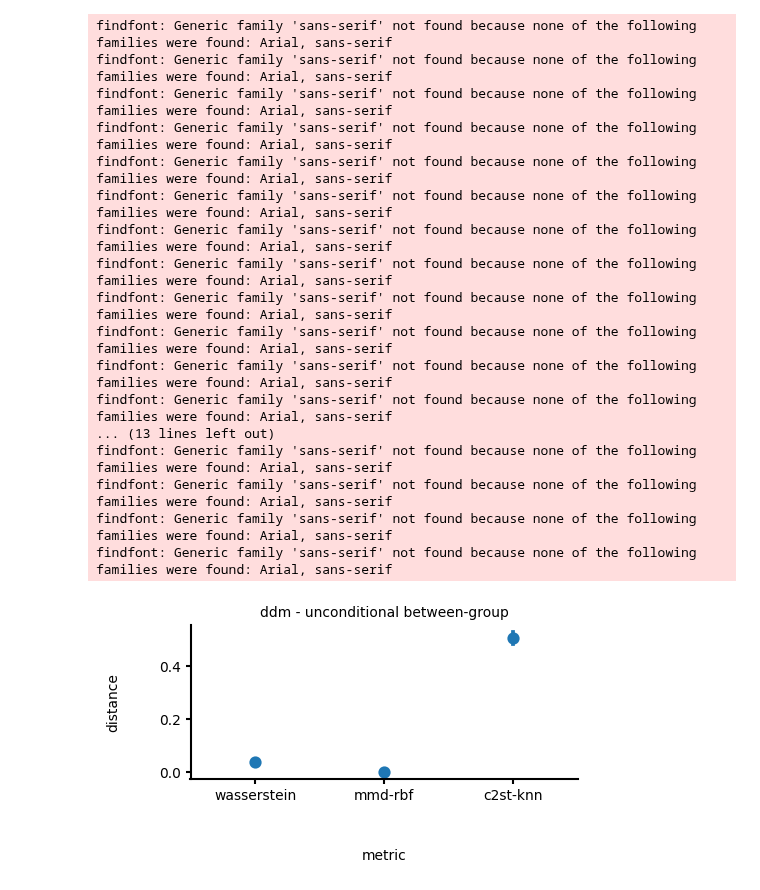
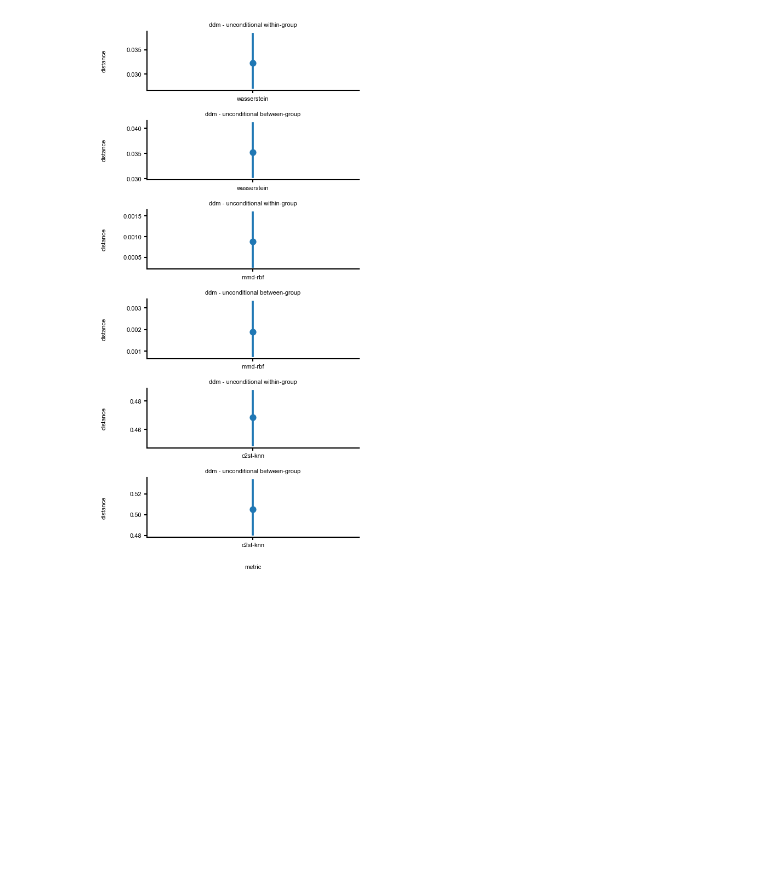
Before and after one commit to mackelab/labproject, a Jupyter notebook: docs/notebooks/application1.ipynb, the cells around one changed output. Saved outputs shown, nothing was run; the diff lists cells and outputs as text; code cells hidden in the pictures; blank space fills up the shorter version.

Commit message:
change experiment class structure in application

```diff
--- a/docs/notebooks/application1.ipynb
+++ b/docs/notebooks/application1.ipynb
@@ -19,6 +18,6 @@ from labproject.experiments import Experiment
 # %%
-dataset1 = torch.load('../../data/ddm/real_data.pt').unsqueeze(-1)
-dataset2 = torch.load('../../data/ddm/generated_data.pt').unsqueeze(-1)
+dataset1 = torch.load('../../data/ddm/real_data.pt')
+dataset2 = torch.load('../../data/ddm/generated_data.pt')
 # %%
 class Metric:
     def __init__(self, name: str, func: callable, **kwargs):
@@ -30,25 +29,24 @@ class Metric:
         return self.func(x, y, **self.kwargs)
 
 
-class DistComp(Experiment):
-    def __init__(self, dataset1: Tensor, dataset2: Tensor, metrics: list[Metric],
+class DistComp:
+    def __init__(self, dataset1: Tensor, dataset2: Tensor, metric: Metric,
                  n_perms: int = 100, perm_size=1000, descr=""):
         self.dataset1 = dataset1
         self.dataset2 = dataset2
-        self.metrics = metrics
+        self.metric = metric
         self.n_perms = n_perms
         self.perm_size = perm_size
         self.descr = descr
 
-        columns = [metric.name for metric in metrics]
+        columns = [metric.name]
         self.results_df = pd.DataFrame(np.nan, index=range(self.n_perms), columns=columns)
 
     def run_experiment(self):
         for i in range(self.n_perms):
             dataset2_perm = self.dataset2[torch.randperm(len(self.dataset2))[:self.perm_size]]
             dataset1_perm = self.dataset1[torch.randperm(len(self.dataset1))[:self.perm_size]]
-            for metric in self.metrics:
-                self.results_df.loc[i, metric.name] = tensor(metric(dataset1_perm, dataset2_perm)).numpy()
+            self.results_df.loc[i, self.metric.name] = tensor(self.metric(dataset1_perm, dataset2_perm)).numpy()
 
     def reformat_df(self, data):
         """
@@ -73,66 +71,50 @@ metrics = [
            ),
 ]
 
-experiments = [
-    # DistComp( ## NOTE! datasets provided here are either conditioned/unconditioned -- doesn't happen in the pipeline
-    #     dataset1, dataset1, metrics, n_perms=1, perm_size=100,
-    #     descr='unconditional within-group real data'
-    # ),
-    # DistComp(
-    #     dataset2, dataset2, metrics, n_perms=1, perm_size=100,
-    #     descr='unconditional within-group generated data'
-    # ),
-    DistComp(
-        dataset1, dataset2, metrics, n_perms=10, perm_size=100,
-        descr='ddm - unconditional between-group'
-    ),
+datasets = [
+    (dataset1, dataset1),
+    (dataset1, dataset2),
 ]
+
+descr_list = ['ddm - unconditional within-group', 'ddm - unconditional between-group']
+
+experiments = []
+
+for metric in metrics:
+    for dataset, descr in zip(datasets, descr_list):
+        experiments.append(
+            DistComp(dataset[0], dataset[1], metric, n_perms=10, perm_size=100, descr=descr)
+        )
+
 
 for experiment in experiments:
     experiment.run_experiment()
 # %%
 nm_plots = len(experiments)
 
 fig = plt.figure(figsize=(5,2*nm_plots))
 gs = gridspec.GridSpec(nm_plots,1, figure=fig, hspace=0.5)
 
 for i, experiment in enumerate(experiments):
 
     title = experiment.descr
     data = experiment.reformat_df(experiment.results_df)
 
     gs00 = gridspec.GridSpecFromSubplotSpec(1, 1, subplot_spec=gs[i])
 
     ax = fig.add_subplot(gs00[:,:])
 
-    sns.pointplot(data=data, x = "metric", y="distance", linestyle="none")
+    sns.pointplot(data=data, x = "metric", y="distance", linestyles="none")
 
     ax.set_title(title)
     ax.set_xlabel('')
     ax.set_ylabel('')
     ax.text(-0.2, 0.5, 'distance', transform=ax.transAxes, rotation='vertical',
             ha='center', va='center')
 
 ax.text(0.5, -.5, 'metric', transform=ax.transAxes, rotation='horizontal',
             ha='center', va='center')
 
 plt.show()
 # %% [output]
-findfont: Generic family 'sans-serif' not found because none of the following families were found: Arial, sans-serif
-findfont: Generic family 'sans-serif' not found because none of the following families were found: Arial, sans-serif
-findfont: Generic family 'sans-serif' not found because none of the following families were found: Arial, sans-serif
-findfont: Generic family 'sans-serif' not found because none of the following families were found: Arial, sans-serif
-findfont: Generic family 'sans-serif' not found because none of the following families were found: Arial, sans-serif
-findfont: Generic family 'sans-serif' not found because none of the following families were found: Arial, sans-serif
-findfont: Generic family 'sans-serif' not found because none of the following families were found: Arial, sans-serif
-findfont: Generic family 'sans-serif' not found because none of the following families were found: Arial, sans-serif
-findfont: Generic family 'sans-serif' not found because none of the following families were found: Arial, sans-serif
-findfont: Generic family 'sans-serif' not found because none of the following families were found: Arial, sans-serif
-findfont: Generic family 'sans-serif' not found because none of the following families were found: Arial, sans-serif
-findfont: Generic family 'sans-serif' not found because none of the following families were found: Arial, sans-serif
-... (13 lines left out)
-findfont: Generic family 'sans-serif' not found because none of the following families were found: Arial, sans-serif
-findfont: Generic family 'sans-serif' not found because none of the following families were found: Arial, sans-serif
-findfont: Generic family 'sans-serif' not found because none of the following families were found: Arial, sans-serif
-findfont: Generic family 'sans-serif' not found because none of the following families were found: Arial, sans-serif
-[figure, old version]
+[figure, new version]
```
Also changed, not shown: parts of 1 cell of this notebook.
